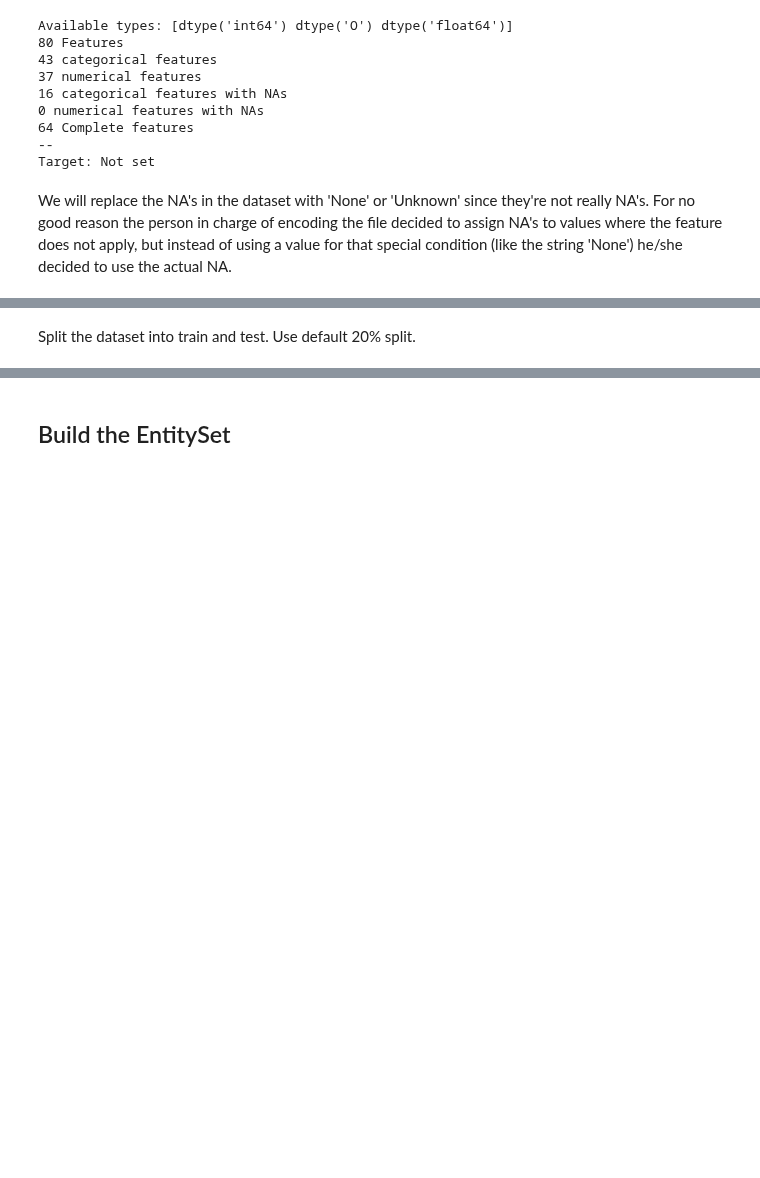
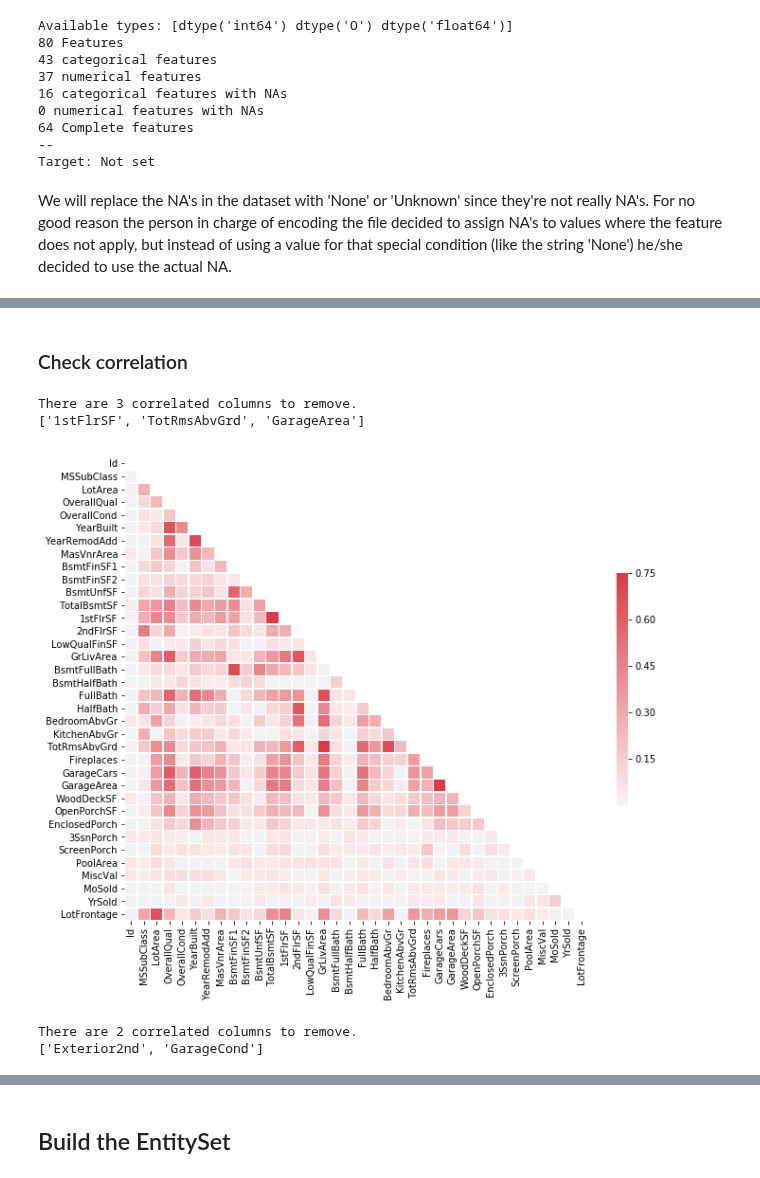
Before and after one commit to renero/class_notebooks, a Jupyter notebook: FE2 Advanced techniques.ipynb, the cells around one changed output, grey strips where cells are left out. Saved outputs shown, nothing was run; the diff lists cells and outputs as text; code cells hidden in the pictures; blank space fills up the shorter version.

Commit message:
Added correlations control over categorical and numerical

```diff
--- a/FE2 Advanced techniques.ipynb
+++ b/FE2 Advanced techniques.ipynb
@@ -46,4 +54,31 @@ Available types: [dtype('int64') dtype('O') dtype('float64')]
 --
 Target: SalePrice
-# %% [markdown]
-Split the dataset into train and test. Use default 20% split.
+# %% [markdown]
+### Check correlation
+# %%
+numericals_to_drop, corr_num = houses.numerical_correlated(threshold=0.7)
+print('There are {} correlated columns to remove.'.format(
+    len(numericals_to_drop)))
+print(numericals_to_drop)
+# %% [output]
+There are 3 correlated columns to remove.
+['1stFlrSF', 'TotRmsAbvGrd', 'GarageArea']
+# %%
+f, ax = plt.subplots(figsize=(11, 9))
+# Generate a mask for the upper triangle
+mask = np.zeros_like(corr_num, dtype=np.bool)
+mask[np.triu_indices_from(mask)] = True
+cmap = sns.diverging_palette(220, 10, as_cmap=True)
+sns.heatmap(corr_num, mask=mask, cmap=cmap, vmax=0.75, center=0,
+            square=True, linewidths=.5, cbar_kws={"shrink": .5});
+plt.show();
+# %% [output]
+[figure, added]
+# %%
+categoricals_to_drop, corr_categ = houses.categorical_correlation(threshold=0.7)
+print('There are {} correlated columns to remove.'.format(
+    len(categoricals_to_drop)))
+print(categoricals_to_drop)
+# %% [output]
+There are 2 correlated columns to remove.
+['Exterior2nd', 'GarageCond']
```
Also changed, not shown: parts of 12 cells of this notebook, 2 other files.
